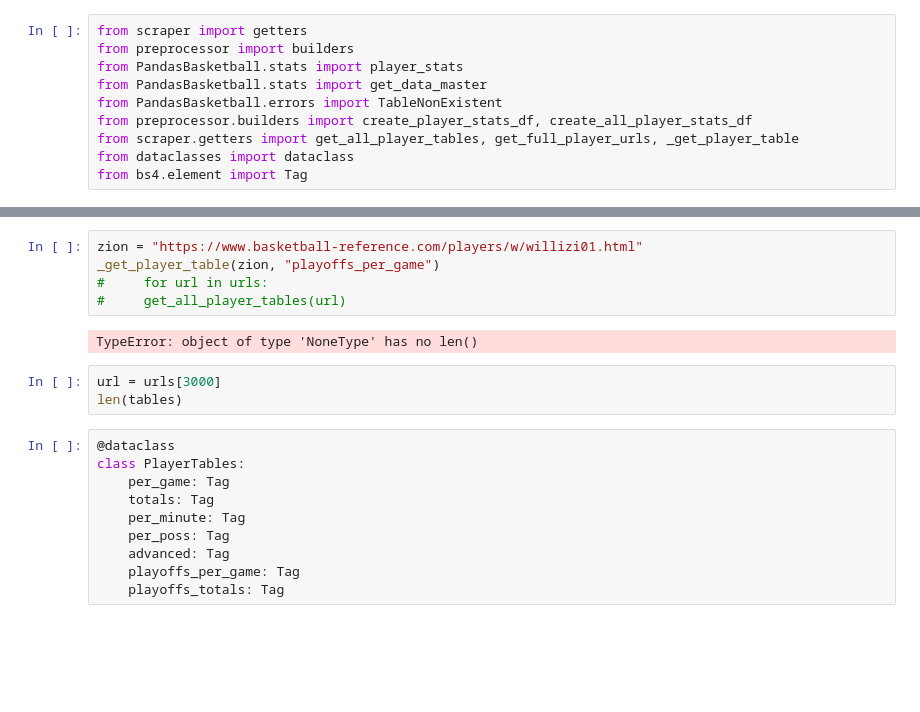
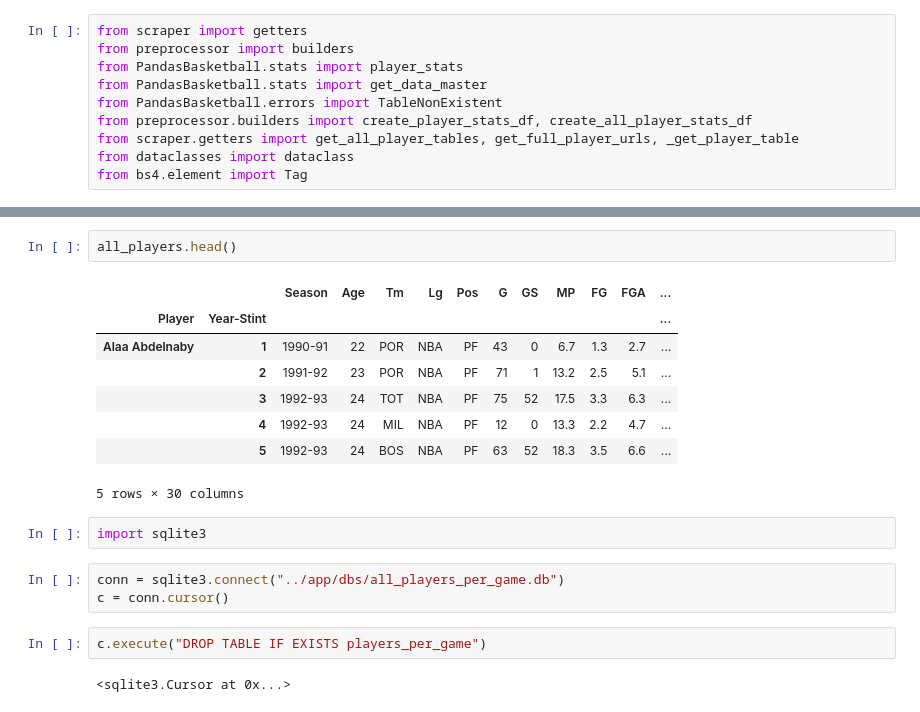
Before and after one commit to samhld/nba_stats, a Jupyter notebook: scratchpads/get_all_player_dfs.ipynb, the cells around one changed output, grey strips where cells are left out. Drawn from its saved outputs; the diff is of its cells as text; blank space fills up the shorter version.

```diff
--- a/scratchpads/get_all_player_dfs.ipynb
+++ b/scratchpads/get_all_player_dfs.ipynb
@@ -44,20 +44,20 @@ url: http://www.basketball-reference.com/players/w/wagneda01.html. ('Danny Wagne
-# %%
-zion = "https://www.basketball-reference.com/players/w/willizi01.html"
-_get_player_table(zion, "playoffs_per_game")
-#     for url in urls:
-#     get_all_player_tables(url)
-# %% [output]
-TypeError: object of type 'NoneType' has no len()
-# %%
-url = urls[3000]
-len(tables)
-# %%
-@dataclass
-class PlayerTables:
-    per_game: Tag
-    totals: Tag
-    per_minute: Tag
-    per_poss: Tag
-    advanced: Tag
-    playoffs_per_game: Tag
-    playoffs_totals: Tag
+# %%
+all_players.head()
+# %% [output]
+|  |  | Season | Age | Tm | Lg | Pos | G | GS | MP | FG | FGA | ... |
+| Player | Year-Stint |  |  |  |  |  |  |  |  |  |  | ... |
+| Alaa Abdelnaby | 1 | 1990-91 | 22 | POR | NBA | PF | 43 | 0 | 6.7 | 1.3 | 2.7 | ... |
+|  | 2 | 1991-92 | 23 | POR | NBA | PF | 71 | 1 | 13.2 | 2.5 | 5.1 | ... |
+|  | 3 | 1992-93 | 24 | TOT | NBA | PF | 75 | 52 | 17.5 | 3.3 | 6.3 | ... |
+|  | 4 | 1992-93 | 24 | MIL | NBA | PF | 12 | 0 | 13.3 | 2.2 | 4.7 | ... |
+|  | 5 | 1992-93 | 24 | BOS | NBA | PF | 63 | 52 | 18.3 | 3.5 | 6.6 | ... |
+5 rows × 30 columns
+# %%
+import sqlite3
+# %%
+conn = sqlite3.connect("../app/dbs/all_players_per_game.db")
+c = conn.cursor()
+# %%
+c.execute("DROP TABLE IF EXISTS players_per_game")
+# %% [output]
+<sqlite3.Cursor at 0x...>
```
Also changed, not shown: parts of 5 cells of this notebook, 2 other files.
